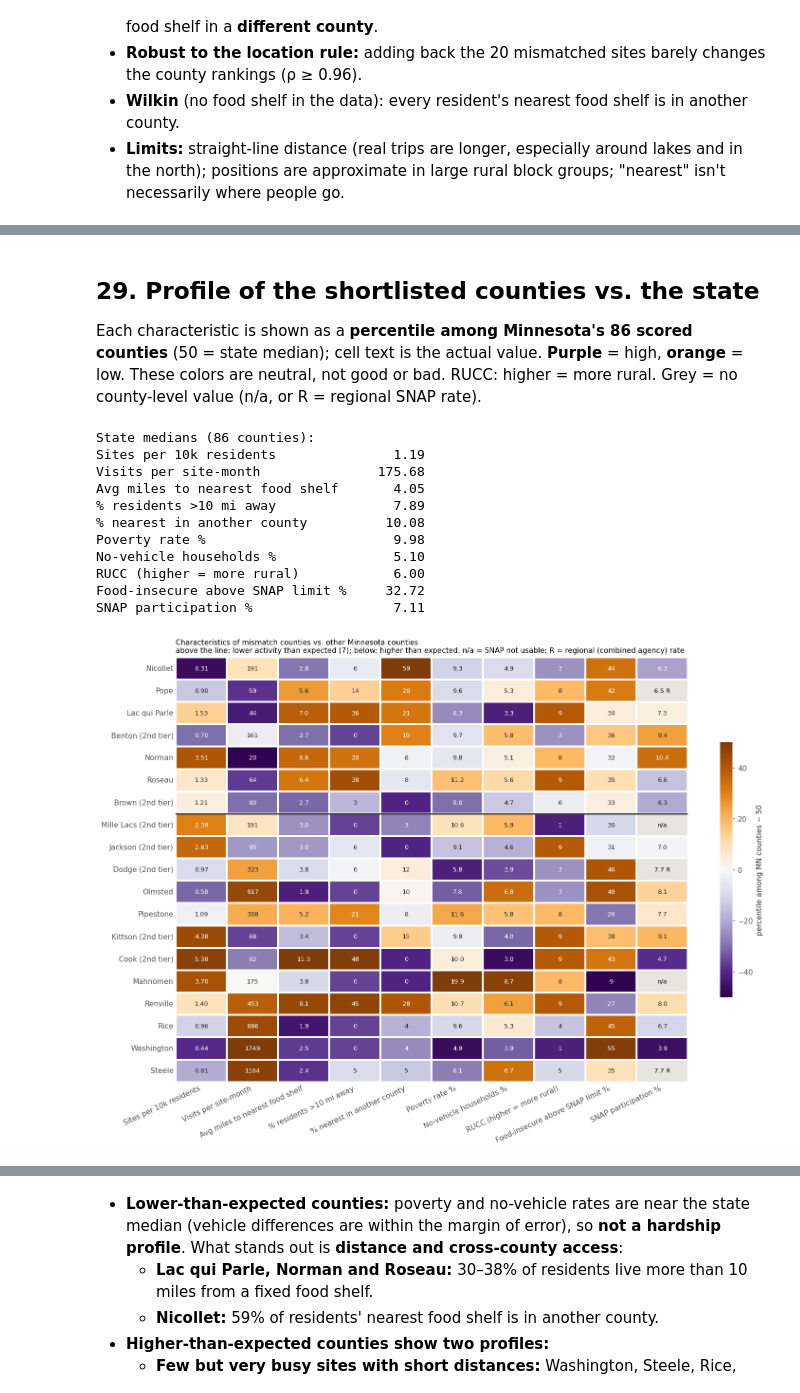
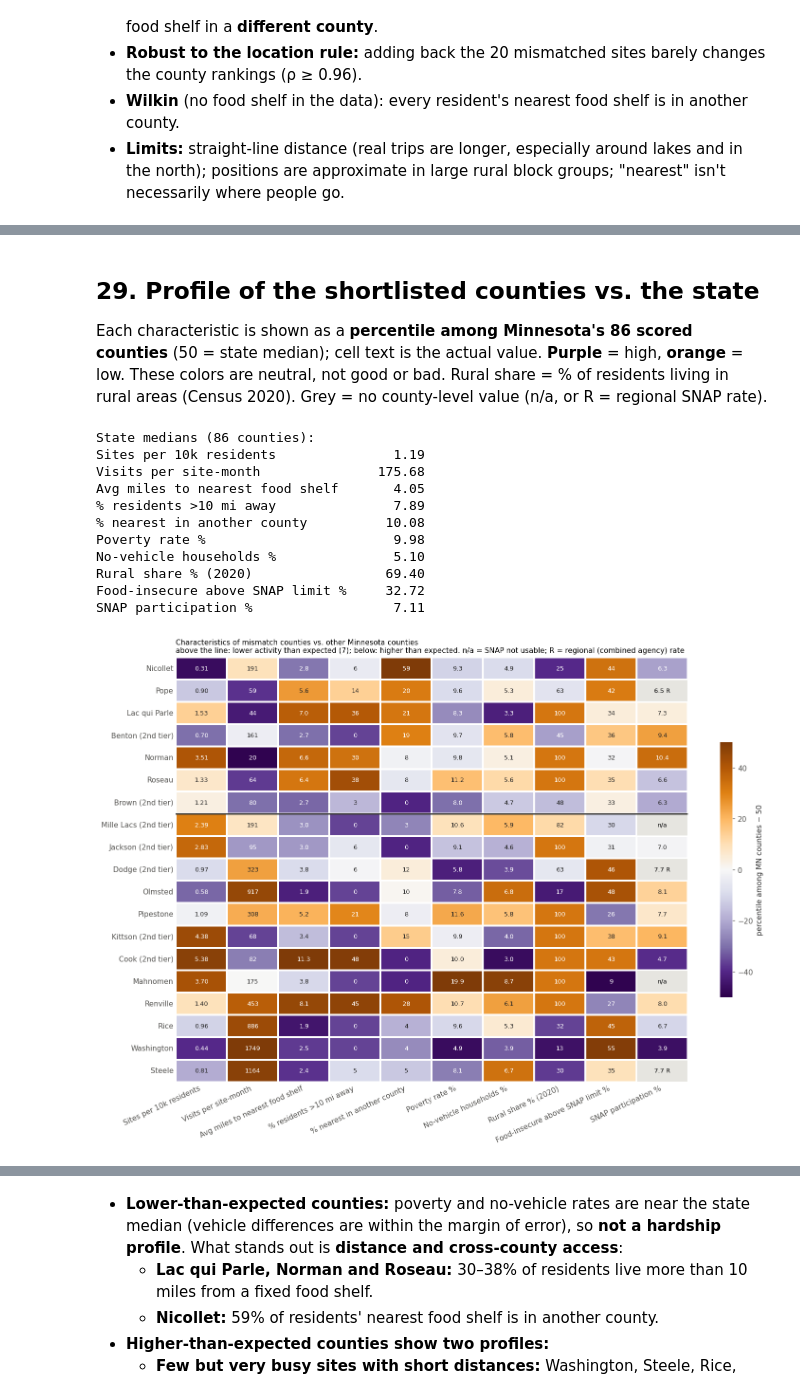
Before and after one commit to MukhHz/MINNEMUDAC_2026, a Jupyter notebook: notebooks/q1_need_vs_foodshelf_activity.ipynb, the cells around one changed output, grey strips where cells are left out. Cells and saved outputs as stored; diff of their text form; code cells hidden in the pictures.

```diff
--- a/notebooks/q1_need_vs_foodshelf_activity.ipynb
+++ b/notebooks/q1_need_vs_foodshelf_activity.ipynb
@@ -1539,3 +1487,16 @@ sites_per_10k                   0
 visits_per_site_month           0
 pct_fi_above_snap_threshold     0
 snap_rate                      12
+# %%
+# Rural share (Census 2020 urban/rural): % of each county's 2020 population living in rural areas
+rural_share = pd.read_csv(PROCESSED / "rural_share_2020_clean.csv", dtype={"fips": str})
+print(f"Rural share rows: {len(rural_share)} | unique counties: {rural_share['fips'].nunique()} | missing values: {int(rural_share.isna().sum().sum())}")
+print("Urban + rural = total population in every county:",
+      bool((rural_share["pop_urban_2020"] + rural_share["pop_rural_2020"] == rural_share["pop_2020"]).all()))
+print(f"Statewide rural share: {rural_share['pop_rural_2020'].sum() / rural_share['pop_2020'].sum():.1%}")
+
+RURAL_COLS = ["pct_rural_2020", "pop_per_sq_mi", "rural_band"]
+prof = prof.drop(columns=RURAL_COLS, errors="ignore").merge(rural_share[["fips"] + RURAL_COLS], on="fips", how="left", validate="one_to_one")
+chars = chars.drop(columns=RURAL_COLS, errors="ignore").merge(rural_share[["fips"] + RURAL_COLS], on="fips", how="left", validate="one_to_one")
+print("Missing rural share in the profile table:", int(prof["pct_rural_2020"].isna().sum()))
+print("Rank correlation with MMG's metro/rural code (RUCC):", round(prof["pct_rural_2020"].corr(prof["rucc_2023"], method="spearman"), 2))
@@ -1715,0 +1754,25 @@ Wilkin (no food shelf in the data): [{'mean_dist_mi': 19.4, 'pct_over_10mi': 90.
+# %%
+from scipy.stats import kruskal
+
+# (1) Main food bank: does the mismatch differ between food bank networks?
+fb_tbl = (prof.groupby("main_food_bank")
+              .agg(counties=("county", "size"), median_gap=("mean_gap_all", "median"),
+                   lower_than_expected=("direction", lambda d: int((d == "lower than expected").sum())),
+                   higher_than_expected=("direction", lambda d: int((d == "higher than expected").sum())))
+              .sort_values("median_gap"))
+fb_tbl["median activity vs expected"] = (2 ** fb_tbl["median_gap"]).map("{:.2f}×".format)
+kw = kruskal(*[g["mean_gap_all"] for _, g in prof.groupby("main_food_bank") if len(g) >= 3])
+print(f"Kruskal-Wallis test across food banks with 3+ counties: p = {kw.pvalue:.3f}")
+display(fb_tbl.round(2))
+
+# (2) SuperShelf and commuting: association with the mismatch
+rows = []
+for col, label in [("pct_visits_supershelf", "% of visits at SuperShelf-certified sites"),
+                   ("pct_work_outside_county", "% of workers commuting to another county"),
+                   ("jobs_per_resident_worker", "Jobs per resident worker")]:
+    rho, p = stats.spearmanr(prof[col], prof["mean_gap_all"])
+    med = prof.groupby("direction")[col].median()
+    rows.append({"factor": label, "Spearman ρ with gap": round(rho, 2), "p": round(p, 3),
+                 "median: lower": round(med["lower than expected"], 1), "median: none": round(med["no persistent mismatch"], 1),
+                 "median: higher": round(med["higher than expected"], 1)})
+pd.DataFrame(rows).set_index("factor")
@@ -1716,7 +1798,7 @@ Wilkin (no food shelf in the data): [{'mean_dist_mi': 19.4, 'pct_over_10mi': 90.
 # %% [markdown]
 ## 29. Profile of the shortlisted counties vs. the state
 
-Each characteristic is shown as a **percentile among Minnesota's 86 scored counties** (50 = state median); cell text is the actual value. **Purple** = high, **orange** = low. These colors are neutral, not good or bad. RUCC: higher = more rural. Grey = no county-level value (n/a, or R = regional SNAP rate).
+Each characteristic is shown as a **percentile among Minnesota's 86 scored counties** (50 = state median); cell text is the actual value. **Purple** = high, **orange** = low. These colors are neutral, not good or bad. Rural share = % of residents living in rural areas (Census 2020). Grey = no county-level value (n/a, or R = regional SNAP rate).
 # %%
 CHAR = {  # column -> short label for tables/plots
     "sites_per_10k": "Sites per 10k residents",
@@ -1726,7 +1808,7 @@ CHAR = {  # column -> short label for tables/plots
     "pct_nearest_other_county": "% nearest in another county",
     "poverty_rate": "Poverty rate %",
     "no_vehicle_rate": "No-vehicle households %",
-    "rucc_2023": "RUCC (higher = more rural)",
+    "pct_rural_2020": "Rural share % (2020)",
     "pct_fi_above_snap_threshold": "Food-insecure above SNAP limit %",
     "snap_rate": "SNAP participation %",
 }
@@ -1743,7 +1825,7 @@ labels = [f"{c}{'' if p == 'shortlist' else ' (2nd tier)'}" for c, p in zip(focu
 pct_mat = pct.loc[focus.index, list(CHAR)].set_axis(labels).rename(columns=CHAR)
 val_fmt = {"sites_per_10k": "{:.2f}", "visits_per_site_month": "{:.0f}", "mean_dist_mi": "{:.1f}", "pct_over_10mi": "{:.0f}",
            "pct_nearest_other_county": "{:.0f}", "poverty_rate": "{:.1f}",
-           "no_vehicle_rate": "{:.1f}", "rucc_2023": "{:.0f}", "pct_fi_above_snap_threshold": "{:.0f}", "snap_rate": "{:.1f}"}
+           "no_vehicle_rate": "{:.1f}", "rucc_2023": "{:.0f}", "pct_rural_2020": "{:.0f}", "pct_fi_above_snap_threshold": "{:.0f}", "snap_rate": "{:.1f}"}
 ann = focus[list(CHAR)].apply(lambda col: col.map(lambda v: "n/a" if pd.isna(v) else val_fmt[col.name].format(v)))
 for i, (_, r) in enumerate(focus.iterrows()):  # show the regional SNAP rate, marked "R"
     if pd.notna(r["snap_rate_regional"]):
@@ -1752,35 +1834,35 @@ ann = ann.set_axis(labels).rename(columns=CHAR)
 
 fig, ax = plt.subplots(figsize=(14, 0.42 * len(focus) + 2))
 missing = pct_mat.isna()
 sns.heatmap((pct_mat - 50).fillna(0), cmap="PuOr_r", center=0, vmin=-50, vmax=50, annot=ann, fmt="", annot_kws={"fontsize": 8.5},
             linewidths=1.5, linecolor="white", cbar_kws={"label": "percentile among MN counties − 50", "shrink": 0.6}, ax=ax)
 # Cells without a county-level value (SNAP not usable / regional only): grey, with their label
 from matplotlib.patches import Rectangle
 for (i, j) in zip(*np.where(missing.to_numpy())):
     ax.add_patch(Rectangle((j, i), 1, 1, facecolor="#e6e5e0", edgecolor="white", lw=1.5))
     ax.text(j + 0.5, i + 0.5, ann.iloc[i, j], ha="center", va="center", fontsize=8.5, color="#2b2b2b")
 n_low = int((focus["mean_gap_all"] < 0).sum())
 ax.axhline(n_low, color="#3d3d3a", lw=2)
 ax.grid(False); ax.tick_params(length=0); ax.set_xlabel(""); ax.set_ylabel("")
 ax.set_xticklabels(ax.get_xticklabels(), rotation=25, ha="right")
 ax.set_title("Characteristics of mismatch counties vs. other Minnesota counties\n"
              f"above the line: lower activity than expected ({n_low}); below: higher than expected. "
              "n/a = SNAP not usable; R = regional (combined agency) rate", loc="left", fontsize=10)
 plt.tight_layout()
 plt.show()
 # %% [output]
 State medians (86 counties):
 Sites per 10k residents               1.19
 Visits per site-month               175.68
 Avg miles to nearest food shelf       4.05
 % residents >10 mi away               7.89
 % nearest in another county          10.08
 Poverty rate %                        9.98
 No-vehicle households %               5.10
-RUCC (higher = more rural)            6.00
+Rural share % (2020)                 69.40
 Food-insecure above SNAP limit %     32.72
 SNAP participation %                  7.11
-[figure, old version]
+[figure, new version]
 # %%
 # Vehicle access: is each county's difference from the state median larger than its margin of error?
 veh_check = focus[["county", "direction", "no_vehicle_rate", "no_vehicle_rate_moe"]].copy()
```
Also changed, not shown: parts of 28 cells of this notebook, 3 other files.
